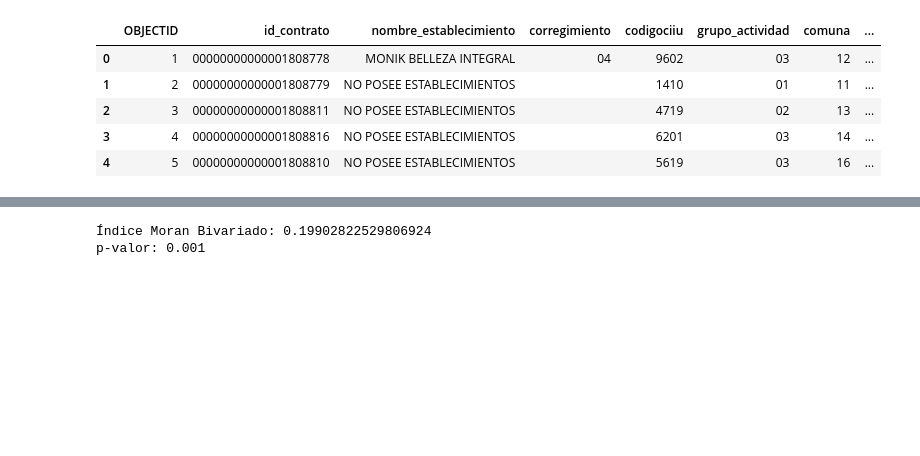
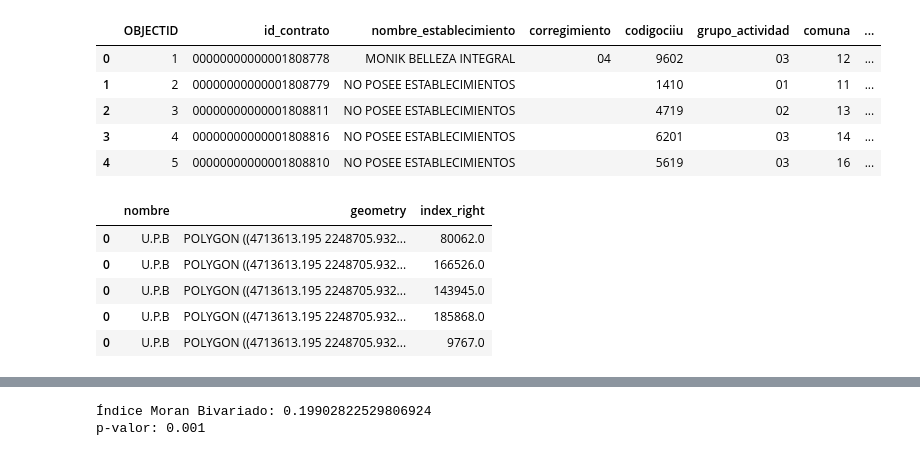
Before and after one commit to jdavidortega/Geographic_Data_Science_with_Python, a Jupyter notebook: Geospatial/autocorrelacion_espacial.ipynb, the cells around one changed output, grey strips where cells are left out. Cells and saved outputs as stored; diff of their text form; code cells hidden in the pictures; blank space fills up the shorter version.

```diff
--- a/Geospatial/autocorrelacion_espacial.ipynb
+++ b/Geospatial/autocorrelacion_espacial.ipynb
@@ -328,3 +330,18 @@ establecimientos_gdf.head()
 | 2 | 3 | 00000000000001808811 | NO POSEE ESTABLECIMIENTOS |  | 4719 | 02 | 13 | ... |
 | 3 | 4 | 00000000000001808816 | NO POSEE ESTABLECIMIENTOS |  | 6201 | 03 | 14 | ... |
 | 4 | 5 | 00000000000001808810 | NO POSEE ESTABLECIMIENTOS |  | 5619 | 03 | 16 | ... |
+# %%
+join_est = gpd.sjoin(
+    barrios[["nombre", "geometry"]],
+    establecimientos_gdf[["geometry"]],
+    how="left",
+    predicate="intersects"
+)
+join_est.head()
+# %% [output]
+|  | nombre | geometry | index_right |
+| 0 | U.P.B | POLYGON ((4713613.195 2248705.932... | 80062.0 |
+| 0 | U.P.B | POLYGON ((4713613.195 2248705.932... | 166526.0 |
+| 0 | U.P.B | POLYGON ((4713613.195 2248705.932... | 143945.0 |
+| 0 | U.P.B | POLYGON ((4713613.195 2248705.932... | 185868.0 |
+| 0 | U.P.B | POLYGON ((4713613.195 2248705.932... | 9767.0 |
```
Also changed, not shown: parts of 17 cells of this notebook.
